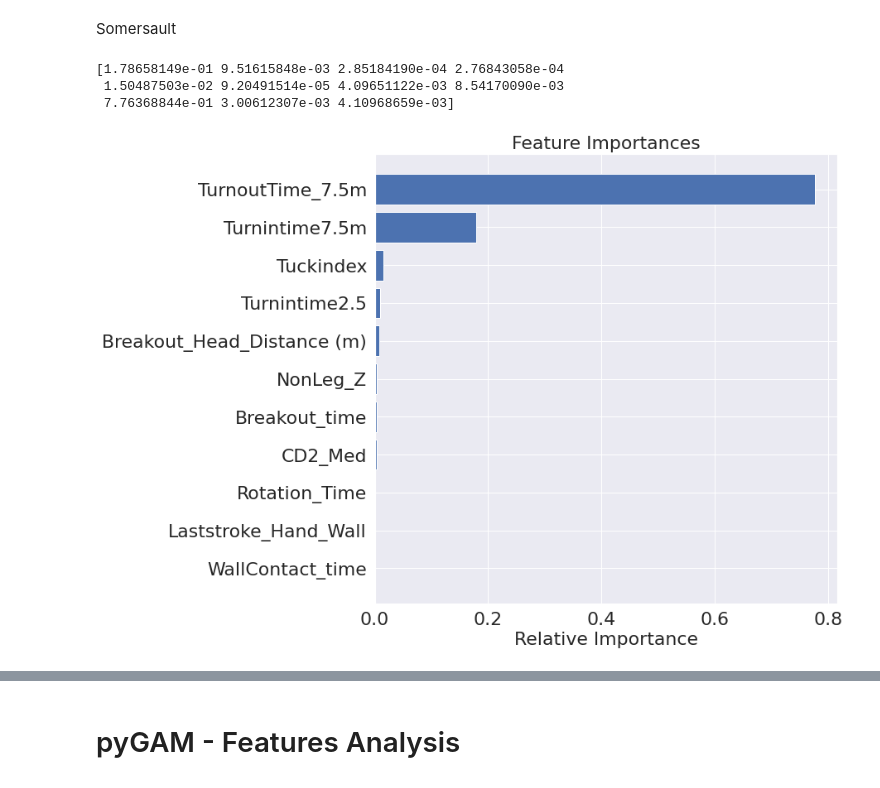
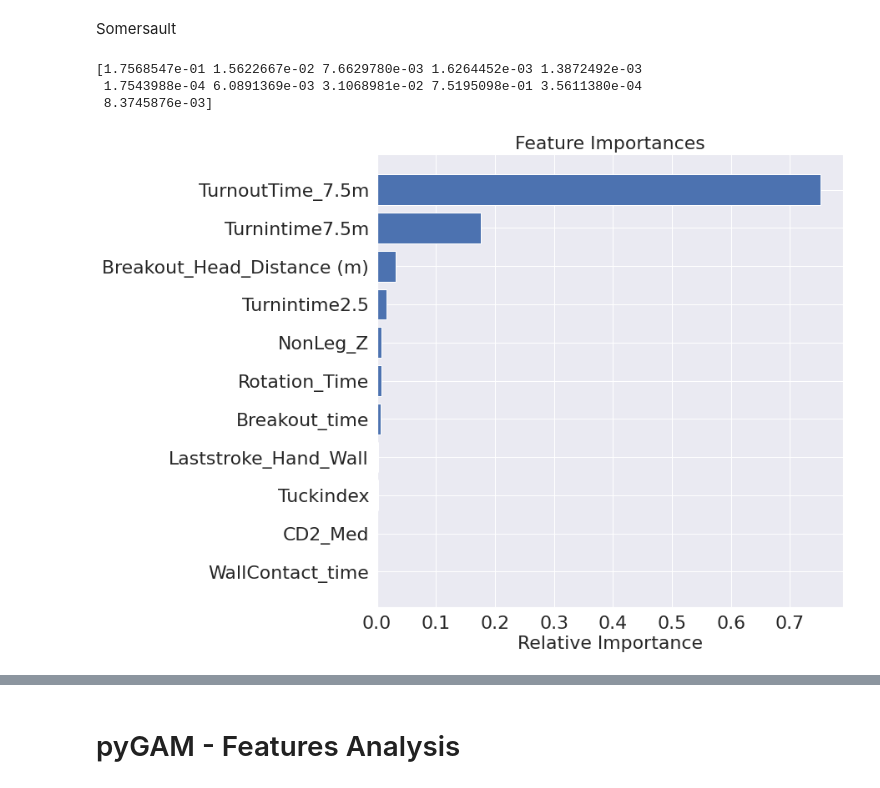
Before and after one commit to MateusGheorghe/LAMP, a Jupyter notebook: Medley_Step_3_Features_Analysis.ipynb, the cells around one changed output, grey strips where cells are left out. Drawn from its saved outputs; the diff is of its cells as text; code cells hidden in the pictures.

```diff
--- a/Medley_Step_3_Features_Analysis.ipynb
+++ b/Medley_Step_3_Features_Analysis.ipynb
@@ -169,5 +333,12 @@ features={}
+# %%
+Importances={}
+importances={}
+Features={}
+features={}
+BD_new={}
 # %%
 X=BD[0].drop(['TotalTurntime15m'], axis=1)
 y=np.array(BD[0]['TotalTurntime15m'],dtype='float64')
-importances[0],indices[0],features[0]=SHAP_Feat_Importance(model,X,y)
+importances[0],features[0],Importances[0],Features[0]=SHAP_Feat_Importance(model,X,y)
+BD_new[0]=BD[0][list(Features[0][0:3])]
 # %% [output]
@@ -180,5 +358,6 @@ Crossover
 # %%
 X=BD[1].drop(['TotalTurntime15m'], axis=1)
 y=np.array(BD[1]['TotalTurntime15m'],dtype='float64')
-importances[1],indices[1],features[1]=SHAP_Feat_Importance(model,X,y)
+importances[1],features[1],Importances[1],Features[1]=SHAP_Feat_Importance(model,X,y)
+BD_new[1]=BD[1][list(Features[1][0:3])]
 # %% [output]
@@ -191,5 +377,6 @@ Open
 # %%
 X=BD[2].drop(['TotalTurntime15m'], axis=1)
 y=np.array(BD[2]['TotalTurntime15m'],dtype='float64')
-importances[2],indices[2],features[2]=SHAP_Feat_Importance(model,X,y)
+importances[2],features[2],Importances[2],Features[2]=SHAP_Feat_Importance(model,X,y)
+BD_new[2]=BD[2][list(Features[2][0:3])]
 # %% [output]
@@ -202,9 +397,10 @@ Somersault
 # %%
 X=BD[3].drop(['TotalTurntime15m'], axis=1)
 y=np.array(BD[3]['TotalTurntime15m'],dtype='float64')
-importances[3],indices[3],features[3]=SHAP_Feat_Importance(model,X,y)
+importances[3],features[3],Importances[3],Features[3]=SHAP_Feat_Importance(model,X,y)
+BD_new[3]=BD[3][list(Features[3][0:3])]
 # %% [output]
-[1.78658149e-01 9.51615848e-03 2.85184190e-04 2.76843058e-04
- 1.50487503e-02 9.20491514e-05 4.09651122e-03 8.54170090e-03
- 7.76368844e-01 3.00612307e-03 4.10968659e-03]
+[1.7568547e-01 1.5622667e-02 7.6629780e-03 1.6264452e-03 1.3872492e-03
+ 1.7543988e-04 6.0891369e-03 3.1068981e-02 7.5195098e-01 3.5611380e-04
+ 8.3745876e-03]
-[figure, old version]
+[figure, new version]
```
Also changed, not shown: parts of 39 cells of this notebook.
